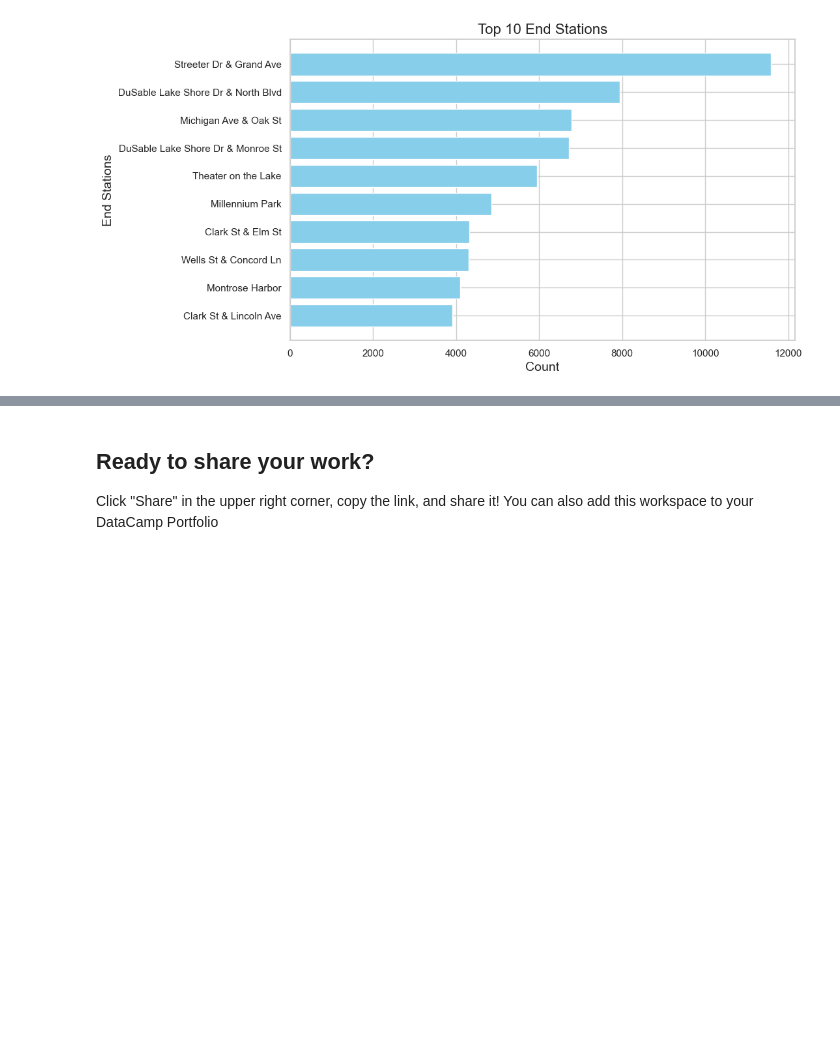
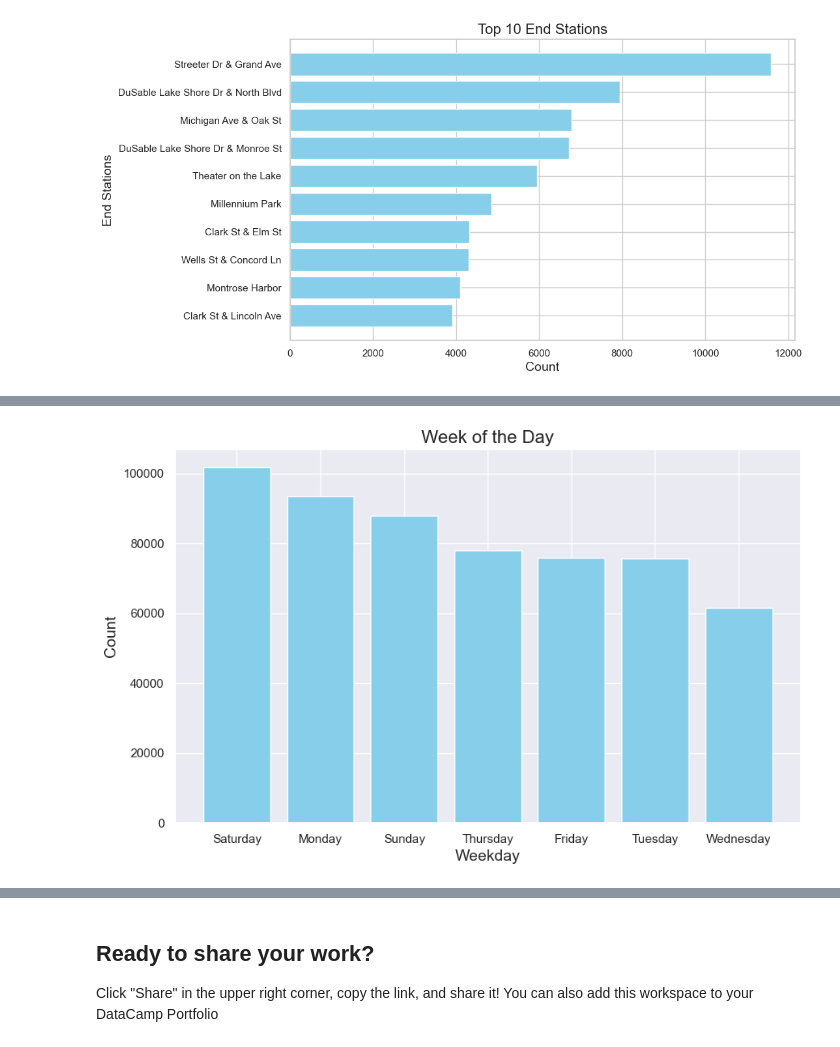
Before and after one commit to oladeeayo/Divvy-Bike, a Jupyter notebook: notebook.ipynb, the cells around one changed output, grey strips where cells are left out. Drawn from its saved outputs; the diff is of its cells as text; code cells hidden in the pictures; blank space fills up the shorter version.

```diff
--- a/notebook.ipynb
+++ b/notebook.ipynb
@@ -387,0 +423,12 @@ plt.show()
+# %%
+# Create a bar chart
+plt.figure(figsize=(10, 6))
+plt.bar(divvy['weekday'].value_counts().index, divvy['weekday'].value_counts().values, color='skyblue')
+
+# Adding labels and title
+plt.xlabel('Weekday', fontsize=14)
+plt.ylabel('Count', fontsize=14)
+plt.title('Week of the Day', fontsize=16)
+plt.show()
+# %% [output]
+[figure, added]
```
Also changed, not shown: parts of 6 cells of this notebook.
